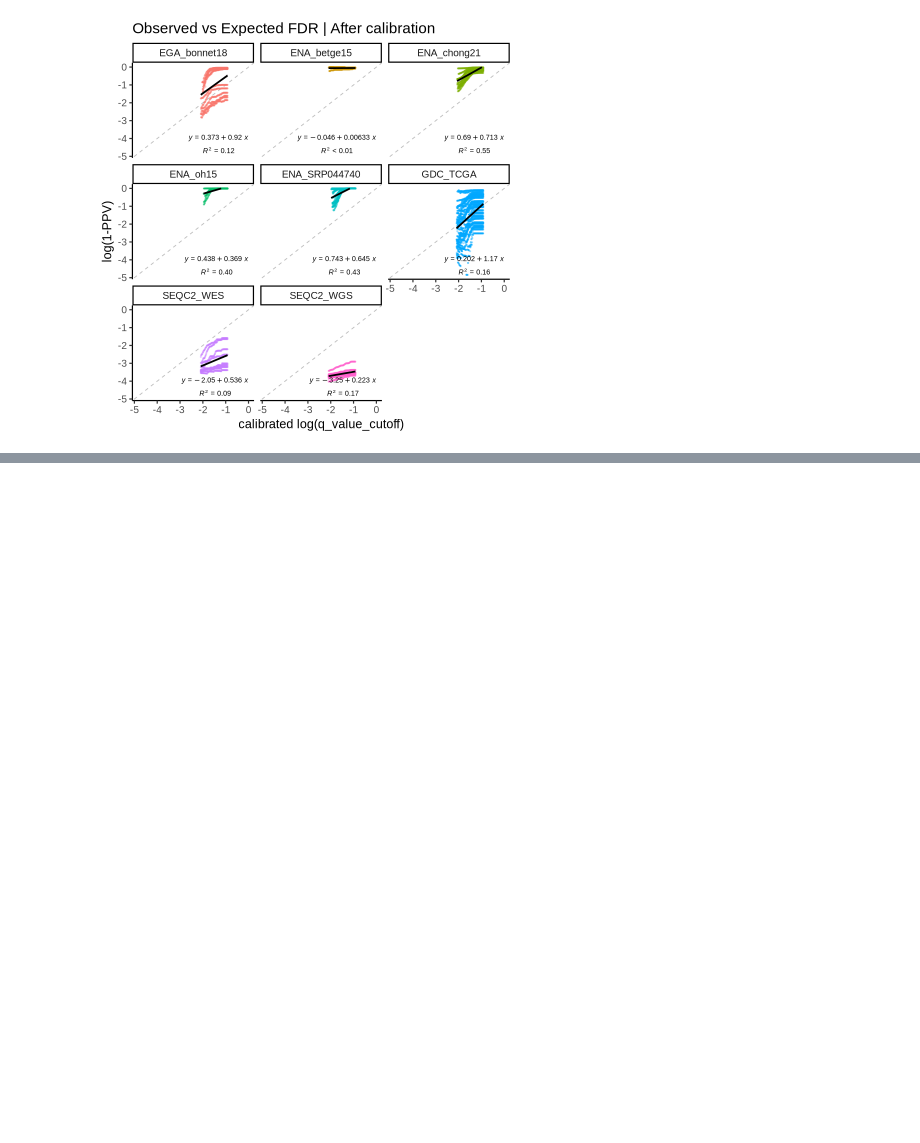
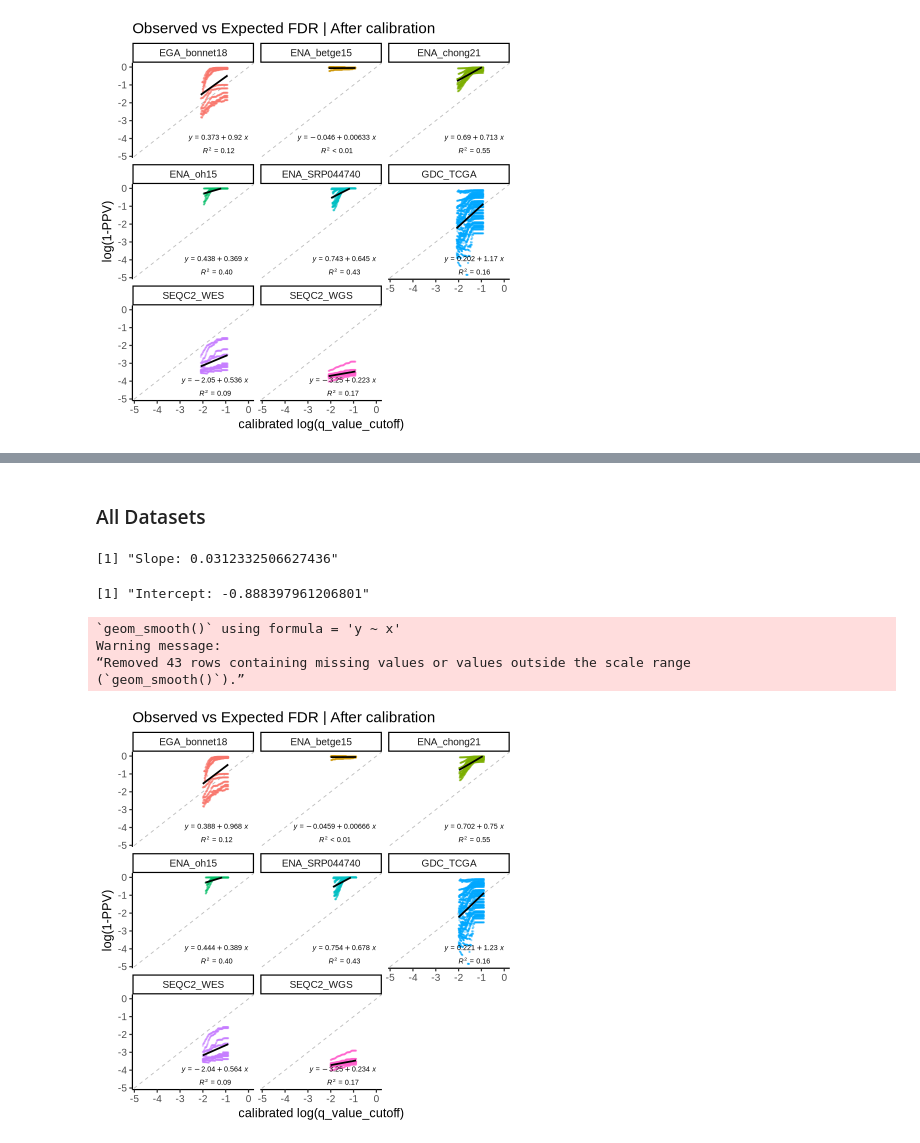
Before and after one commit to MoyukhShabon/common-ffpe-snvf, a Jupyter notebook: cutoff-analysis/regress.ipynb, the cells around one changed output, grey strips where cells are left out. Saved outputs shown, nothing was run; the diff lists cells and outputs as text; code cells hidden in the pictures; blank space fills up the shorter version.

```diff
--- a/cutoff-analysis/regress.ipynb
+++ b/cutoff-analysis/regress.ipynb
@@ -149,0 +188,31 @@ Warning message:
+# %% [markdown]
+### All Datasets
+# %%
+## Fit an overall linear model, excluding the ENA_betge15 dataset and SEQC2_WGS
+metrics_cleaned <- metrics
+
+model <- lm(`log(1-PPV)` ~ `log(q-cut)`, data = metrics_cleaned)
+slope <- model$coefficients[[2]]
+intercept <- model$coefficients[[1]]
+metrics$`calibrated_log(q-cut)` <- slope * metrics$`log(q-cut)` + intercept
+
+sprintf("Slope: %s", slope)
+sprintf("Intercept: %s", intercept)
+# %% [output]
+[1] "Slope: 0.0312332506627436"
+[1] "Intercept: -0.888397961206801"
+# %%
+after_calibration <- plot_fdr_comparison(
+    metrics,
+    x_col = "calibrated_log(q-cut)",
+    x_label="calibrated log(q_value_cutoff)",
+    title = "Observed vs Expected FDR | After calibration"
+)
+# qdraw(after_calibration, "plots/observed-vs-expected-fdr_after-calibration.pdf", width = 7, height = 7)
+after_calibration
+# %% [output]
+`geom_smooth()` using formula = 'y ~ x'
+Warning message:
+“Removed 43 rows containing missing values or values outside the scale range
+(`geom_smooth()`).”
+[figure, added]
```
Also changed, not shown: parts of 11 cells of this notebook.
